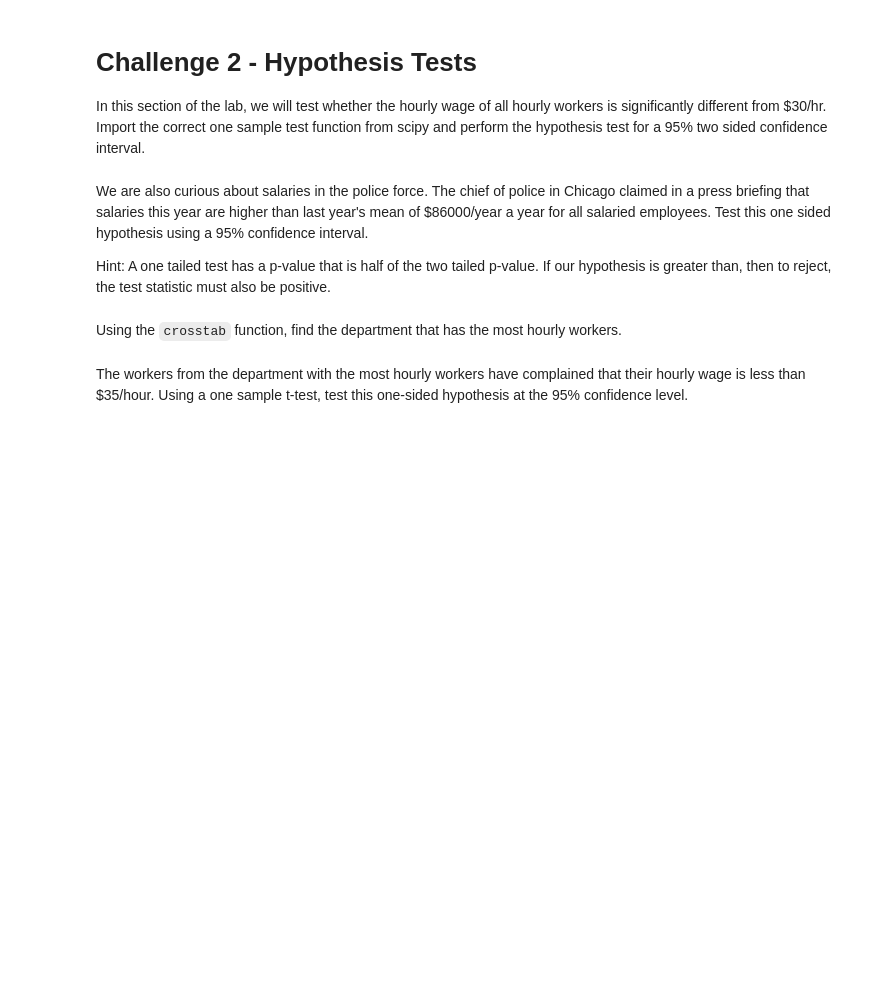
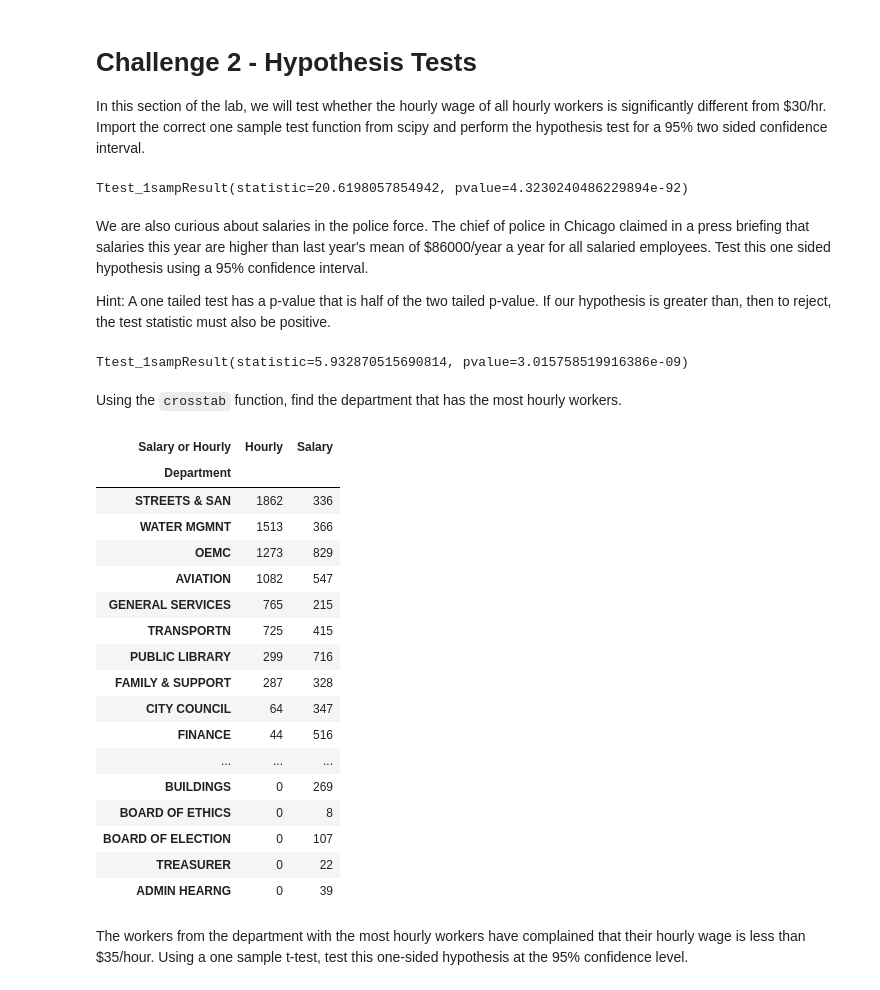
Before and after one commit to ta-data-lis/lab-hypothesis-testing-1, a Jupyter notebook: your-code/main.ipynb, the cells around one changed output. Saved outputs shown, nothing was run; the diff lists cells and outputs as text; code cells hidden in the pictures; blank space fills up the shorter version.

```diff
--- a/your-code/main.ipynb
+++ b/your-code/main.ipynb
@@ -38,3 +87,15 @@ In this section of the lab, we will test whether the hourly wage of all hourly w
+# %%
+# Your code here:
+from scipy import stats
+
+hyp_test1 = df.loc[df['Salary or Hourly'] == 'Hourly']
+hyp_test1.head()
+
+
+stats.ttest_1samp(hyp_test1['Hourly Rate'], 30)
+#null hyphotesis < 0.05, rejected. avg is not equal to 30, 95% confident.
+# %% [output]
+Ttest_1sampResult(statistic=20.6198057854942, pvalue=4.3230240486229894e-92)
 # %% [markdown]
 We are also curious about salaries in the police force. The chief of police in Chicago claimed in a press briefing that salaries this year are higher than last year's mean of $86000/year a year for all salaried employees. Test this one sided hypothesis using a 95% confidence interval.
 
@@ -44,2 +103,13 @@ Hint: A one tailed test has a p-value that is half of the two tailed p-value. If
+# %%
+# Your code here:
+hyp_test1 = df.loc[df['Salary or Hourly'] == 'Salary']
+hyp_test1.head()
+
+
+stats.ttest_1samp(hyp_test1['Annual Salary'], 86000)
+# I don't understand the Hint.
+#for now, null rejected because p-value < 0.05. So the avg annual salaries are not equal to last year's.
+# %% [output]
+Ttest_1sampResult(statistic=5.932870515690814, pvalue=3.015758519916386e-09)
 # %% [markdown]
 Using the `crosstab` function, find the department that has the most hourly workers.
@@ -48,2 +116,24 @@ Using the `crosstab` function, find the department that has the most hourly work
+# %%
+# Your code here:
+pd.crosstab(df['Department'], df['Salary or Hourly']).sort_values(by = ['Hourly'], ascending = False)
+# %% [output]
+| Salary or Hourly | Hourly | Salary |
+| Department |  |  |
+| STREETS & SAN | 1862 | 336 |
+| WATER MGMNT | 1513 | 366 |
+| OEMC | 1273 | 829 |
+| AVIATION | 1082 | 547 |
+| GENERAL SERVICES | 765 | 215 |
+| TRANSPORTN | 725 | 415 |
+| PUBLIC LIBRARY | 299 | 716 |
+| FAMILY & SUPPORT | 287 | 328 |
+| CITY COUNCIL | 64 | 347 |
+| FINANCE | 44 | 516 |
+| ... | ... | ... |
+| BUILDINGS | 0 | 269 |
+| BOARD OF ETHICS | 0 | 8 |
+| BOARD OF ELECTION | 0 | 107 |
+| TREASURER | 0 | 22 |
+| ADMIN HEARNG | 0 | 39 |
 # %% [markdown]
 The workers from the department with the most hourly workers have complained that their hourly wage is less than $35/hour. Using a one sample t-test, test this one-sided hypothesis at the 95% confidence level.
```
Also changed, not shown: parts of 18 cells of this notebook.
